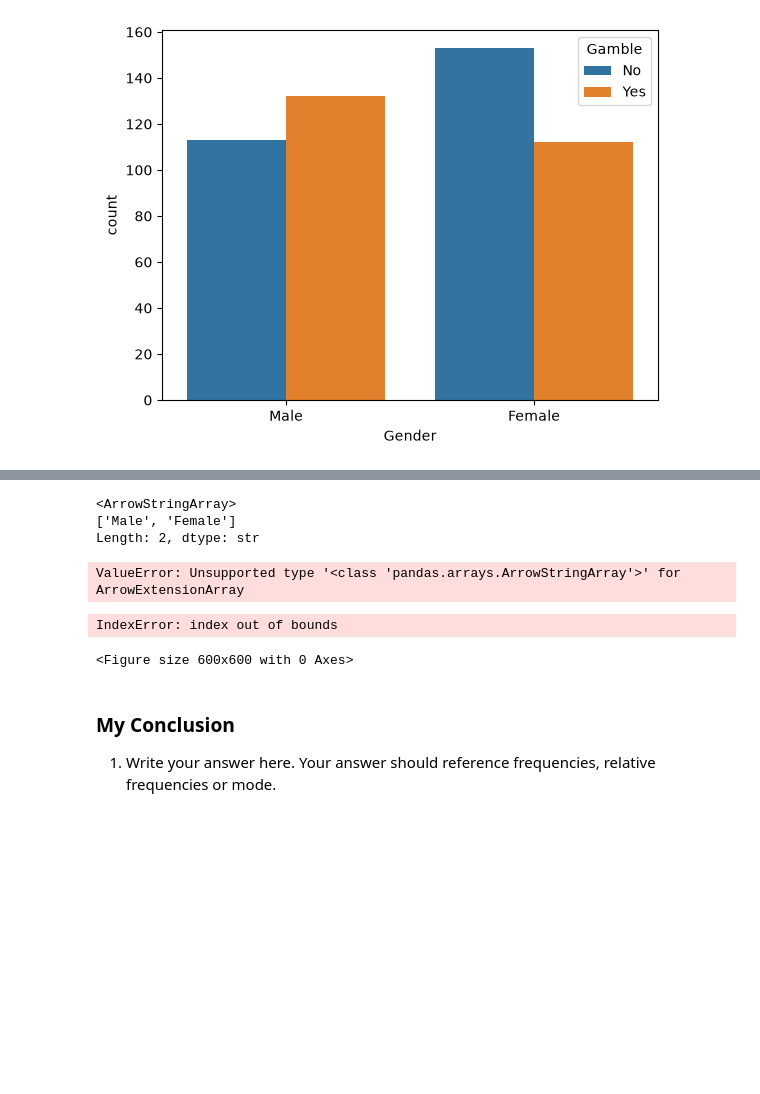
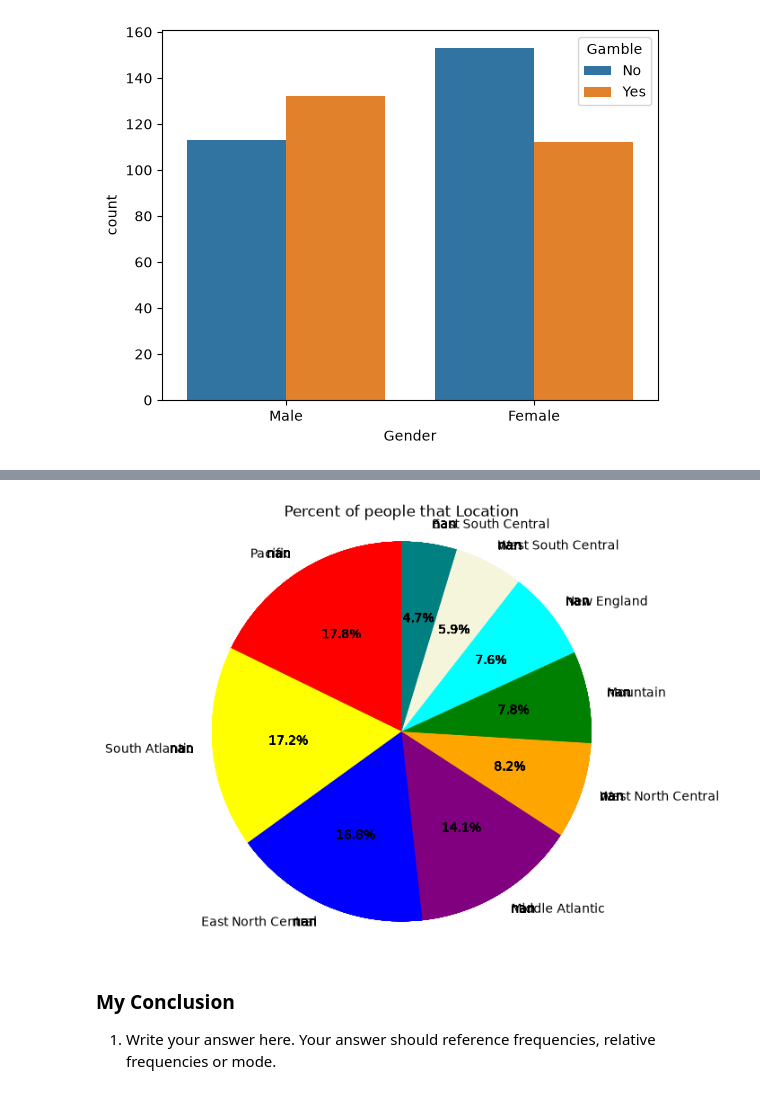
Before and after one commit to DanteSGarrett/AI, a Jupyter notebook: Semester1/Unit1/Steak/Steak.ipynb, the cells around one changed output, grey strips where cells are left out. Saved outputs shown, nothing was run; the diff lists cells and outputs as text; code cells hidden in the pictures; blank space fills up the shorter version.

Commit message:
OMG THE PIE CHART ACTUALLY WORK OMG YAYgit status!

```diff
--- a/Semester1/Unit1/Steak/Steak.ipynb
+++ b/Semester1/Unit1/Steak/Steak.ipynb
@@ -128,49 +114,32 @@ def check(array, index):
 # %%
-test1 = steak[steak.columns[n]].dropna().unique()
-print(test1)
-pyarrow.array()
+# test1 = steak[steak.columns[n]].dropna().unique()
+# print(test1)
-# %% [output]
-<ArrowStringArray>
-['Male', 'Female']
-Length: 2, dtype: str
-ValueError: Unsupported type '<class 'pandas.arrays.ArrowStringArray'>' for ArrowExtensionArray
 # %%
 # Relative Frequency
 unique_vals = steak[steak.columns[n]].dropna().unique()
 if(steak.columns[n] != "ID Number"):
-    # if(steak.columns[n] != ""): # for string bool vals
-    #     var1 = unique_vals[0]
-    #     var2 = unique_vals[1]
-    # elif:
-    #     var1=
-    #     var2
-    #     var3
-
-
     counts = steak[steak.columns[n]].value_counts()
     plot = mb.pyplot
     plot.figure(figsize=(6, 6))
-    plot.pie(
-        counts,
-        labels=counts.index.map({
-            check(unique_vals, 0): check(unique_vals, 0),
-            check(unique_vals, 1): check(unique_vals, 1),
-            check(unique_vals, 2): check(unique_vals, 2)}),
-        autopct="%1.1f%%",
-        startangle=90,
-        colors=["#66c2a5", "#fc8d62"]
-    )
+    for i in unique_vals:
+        plot.pie(
+            counts,
+            labels=counts.index.map({
+                i: i}),
+            autopct="%1.1f%%",
+            startangle=90,
+            colors=["red", "yellow", "blue", "purple", "orange", "green", "cyan", "beige", "teal"]
+        )
     if(steak.columns[n] == "Gender"):
         plot.title(f"{steak.columns[n]}")
     else:
         plot.title(f"Percent of people that {steak.columns[n]}")
     plot.axis("equal")
     plot.show()
 else:
     display(Markdown("Pick a different category, This cannot display the information in a useful way"))
 # %% [output]
-IndexError: index out of bounds
-<Figure size 600x600 with 0 Axes>
+[figure, added]
 # %% [markdown]
 ### My Conclusion
 1. Write your answer here. Your answer should reference frequencies, relative frequencies or mode.
```
Also changed, not shown: parts of 5 cells of this notebook, 3 other files.
